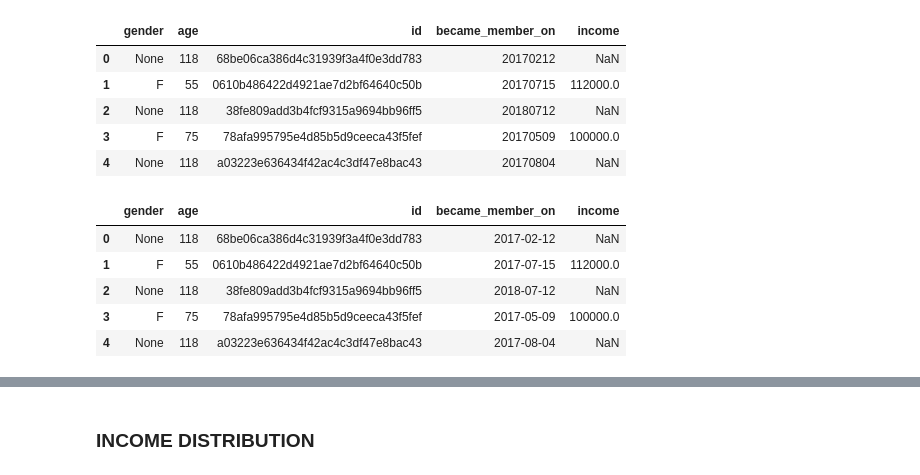
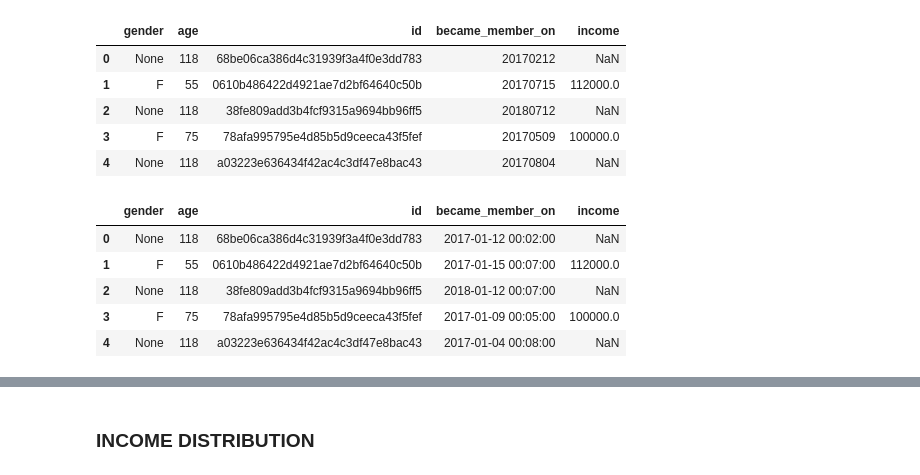
Before and after one commit to 6one2/StarbucksChallenge, a Jupyter notebook: devStarbucks.ipynb, the cells around one changed output, grey strips where cells are left out. Drawn from its saved outputs; the diff is of its cells as text; code cells hidden in the pictures.

```diff
--- a/devStarbucks.ipynb
+++ b/devStarbucks.ipynb
@@ -83,6 +110,8 @@ n_users = profile['id'].unique().__len__()
 print(f'We found {n_users} unique participants in the profile dataset')
 # %% [output]
 We found 17000 unique participants in the profile dataset
+# %%
+profile.set_index('id', inplace=True)
 # %% [markdown]
 ### exploring `transcript`
 # %%
@@ -162,6 +257,7 @@ n_trans.head()
 import pandas as pd
 
 PORTFOLIO = pd.read_json('data/portfolio.json', orient='records', lines=True)
+PORTFOLIO.set_index('id', inplace=True)
 TRANSCRIPT =  expand_trasncript(pd.read_json('data/transcript.json', orient='records', lines=True))
 
 class Person():
@@ -190,12 +286,13 @@ class Event():
     def __init__(self, _id:int, df):
         '''
         INPUTS
-        offer_id - offer_id found in transcript and refering to PORTFOLIO
+        _id - indice of offer according to TRANSCRIPT
         df - dataframe with series of events - usually subset of transcript for 1 user
         '''
         self._id = _id
         self.offer_id = df.loc[self._id,'offer_id']
         self.details = PORTFOLIO.query('id == @self.offer_id')
+        self.offer_type = self.details['offer_type'].values[0]
         duration_hours = self.details['duration'].values[0] * 24
         self.start = df.loc[self._id,'time']
         self.end = self.start + duration_hours
@@ -260,8 +356,9 @@ graph_bool = False
 user_list = profile['id'].unique()
 result = []
 
-for user_id in user_list[:50]:
+for user_id in user_list:
     User = Person(user_id)
+    tot_amount = User.data['amount'].sum()
 
     if graph_bool:
         plt.figure()
@@ -271,26 +368,30 @@ for user_id in user_list[:50]:
 
     for _id in User.offers:
         evt = Event(_id, User.data)
-        trans = User.get_transaction(evt.viewed, evt.end)
+        trans = User.get_transaction(evt.viewed, evt.end) # transcations if offer is viewed
         trans_all = User.get_transaction(evt.start, evt.end)
         reward = User.get_reward(evt.viewed, evt.end)
         reward_all = User.get_reward(evt.start, evt.end)
 
         # results
-        res_trans = np.sum(trans.amount) if len(trans) > 0 else 0
+        res_trans = np.sum(trans.amount) if len(trans) > 0 else 0 # total spent when offer viewed
         res_reward = np.sum(reward.reward) if len(reward) > 0 else 0
         res_trans_all = np.sum(trans_all.amount) if len(trans_all) > 0 else 0
         res_reward_all = np.sum(reward_all.reward) if len(reward_all) > 0 else 0
-        res_count_viewed = 1 if evt.viewed else 0
+        res_tag_viewed = 1 if evt.viewed else 0
+
+        res_amount_ratio = res_trans / tot_amount # since offers overlap sometime, sum of ratio not = 1
 
         result.append([
             user_id,
             evt.offer_id,
+            evt.offer_type,
             res_trans_all,
             res_trans,
             res_reward_all,
             res_reward,
-            res_count_viewed
+            res_tag_viewed,
+            res_amount_ratio
         ])
 
         # graphical exploration
@@ -304,16 +405,24 @@ for user_id in user_list[:50]:
 RES = pd.DataFrame(result, columns=[
     'profile_id',
     'portfolio_id',
+    'portfolio_type',
     'amount_tot',
     'amount_viewed',
     'reward_tot',
     'reward_viewed',
-    'view_count'
+    'view_tag',
+    'amount_ratio'
 ])
 
+if False:
+    #save data into ./data/ for future use
+    RES.to_csv('./data/res.csv',index=False)
+
+
 # add demographics
-new_profile = profile.set_index('id')
-RES_DEMOGRAPHICS = pd.concat(
-    [RES, new_profile.reindex(RES['profile_id']).reset_index(drop=True)],
-     axis=1
-)
+if False:
+    new_profile = profile.set_index('id')
+    RES_DEMOGRAPHICS = pd.concat(
+        [RES, new_profile.reindex(RES['profile_id']).reset_index(drop=True)],
+         axis=1
+    )
@@ -355,15 +551,15 @@ profile.head()
 | 3 | F | 75 | 78afa995795e4d85b5d9ceeca43f5fef | 20170509 | 100000.0 |
 | 4 | None | 118 | a03223e636434f42ac4c3df47e8bac43 | 20170804 | NaN |
 # %%
-profile['became_member_on'] = pd.to_datetime(profile.became_member_on, format="%Y%M%D")
+profile['became_member_on'] = pd.to_datetime(profile.became_member_on, format="%Y%M%d")
 profile.head()
 # %% [output]
 |  | gender | age | id | became_member_on | income |
-| 0 | None | 118 | 68be06ca386d4c31939f3a4f0e3dd783 | 2017-02-12 | NaN |
-| 1 | F | 55 | 0610b486422d4921ae7d2bf64640c50b | 2017-07-15 | 112000.0 |
-| 2 | None | 118 | 38fe809add3b4fcf9315a9694bb96ff5 | 2018-07-12 | NaN |
-| 3 | F | 75 | 78afa995795e4d85b5d9ceeca43f5fef | 2017-05-09 | 100000.0 |
-| 4 | None | 118 | a03223e636434f42ac4c3df47e8bac43 | 2017-08-04 | NaN |
+| 0 | None | 118 | 68be06ca386d4c31939f3a4f0e3dd783 | 2017-01-12 00:02:00 | NaN |
+| 1 | F | 55 | 0610b486422d4921ae7d2bf64640c50b | 2017-01-15 00:07:00 | 112000.0 |
+| 2 | None | 118 | 38fe809add3b4fcf9315a9694bb96ff5 | 2018-01-12 00:07:00 | NaN |
+| 3 | F | 75 | 78afa995795e4d85b5d9ceeca43f5fef | 2017-01-09 00:05:00 | 100000.0 |
+| 4 | None | 118 | a03223e636434f42ac4c3df47e8bac43 | 2017-01-04 00:08:00 | NaN |
 # %%
 profile.became_member_on.min(), profile.became_member_on.max()
 # %% [output]
```
Also changed, not shown: parts of 75 cells of this notebook, 1 other file.
